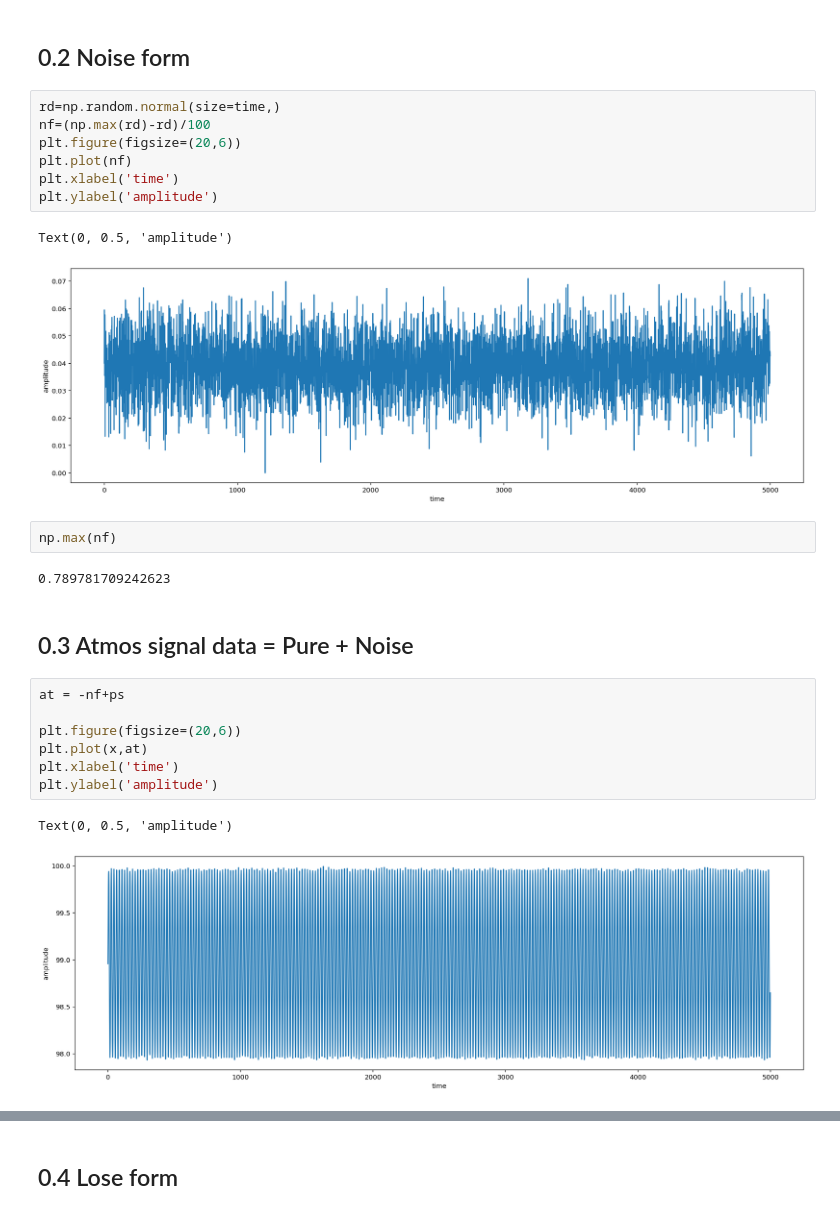
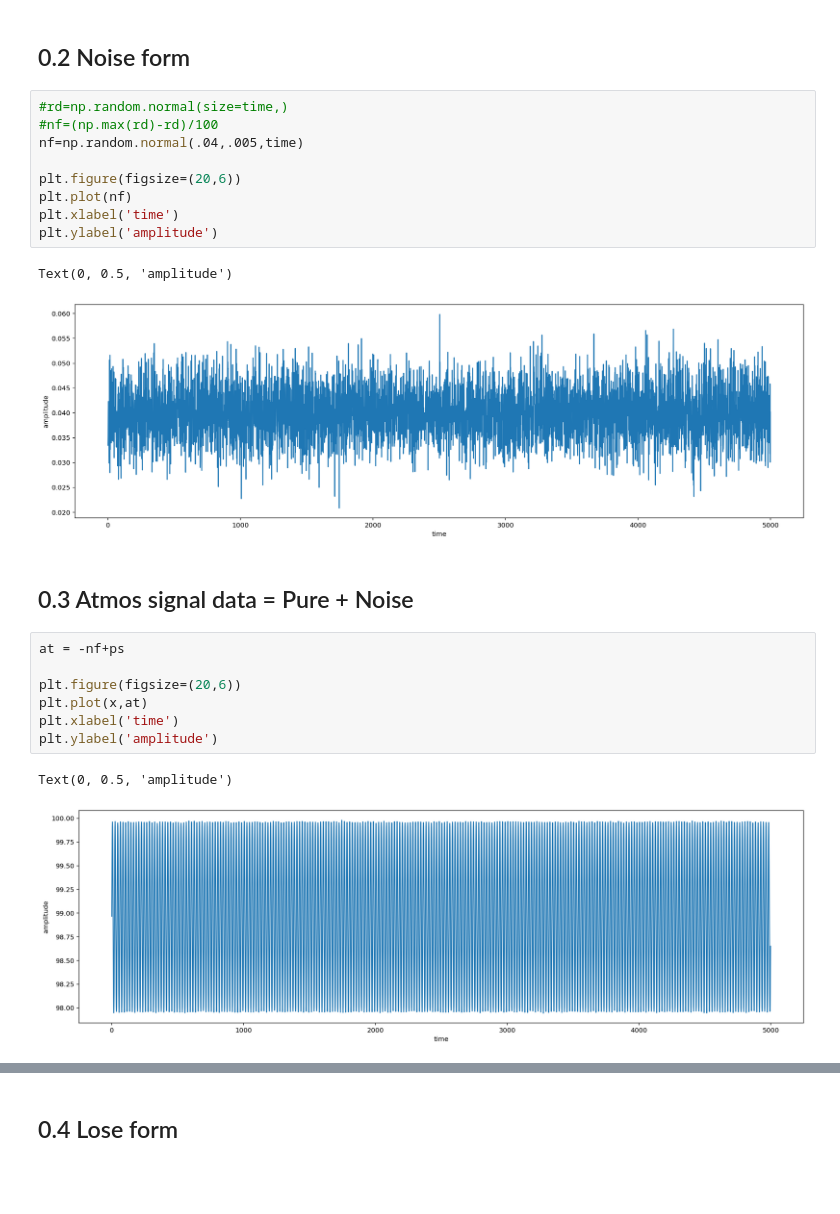
Before and after one commit to parinyad123/Anarmaly_Detection, a Jupyter notebook: anormaly.ipynb, the cells around one changed output, grey strips where cells are left out. Cells and saved outputs as stored; diff of their text form; blank space fills up the shorter version.

Commit message:
graph bar

```diff
--- a/anormaly.ipynb
+++ b/anormaly.ipynb
@@ -28,19 +28,17 @@ Text(0, 0.5, 'amplitude')
 # %% [markdown]
 ## 0.2 Noise form
 # %%
-rd=np.random.normal(size=time,)
-nf=(np.max(rd)-rd)/100
+#rd=np.random.normal(size=time,)
+#nf=(np.max(rd)-rd)/100
+nf=np.random.normal(.04,.005,time)
+
 plt.figure(figsize=(20,6))
 plt.plot(nf)
 plt.xlabel('time')
 plt.ylabel('amplitude')
 # %% [output]
 Text(0, 0.5, 'amplitude')
-[figure, old version]
+[figure, new version]
-# %%
-np.max(nf)
-# %% [output]
-0.789781709242623
 # %% [markdown]
 ## 0.3 Atmos signal data  = Pure + Noise
 # %%
@@ -52,7 +50,7 @@ plt.xlabel('time')
 plt.ylabel('amplitude')
 # %% [output]
 Text(0, 0.5, 'amplitude')
-[figure, old version]
+[figure, new version]
 # %%
 plt.figure(figsize=(20,6))
 plt.plot(x,at)
```
Also changed, not shown: parts of 13 cells of this notebook.
